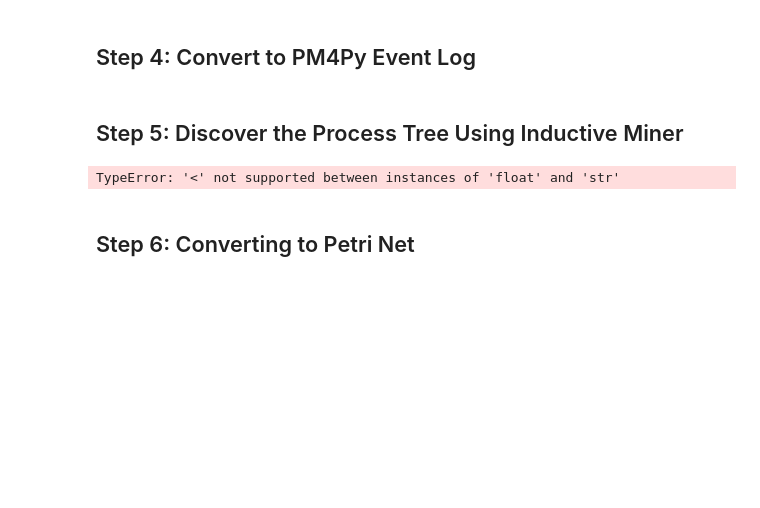
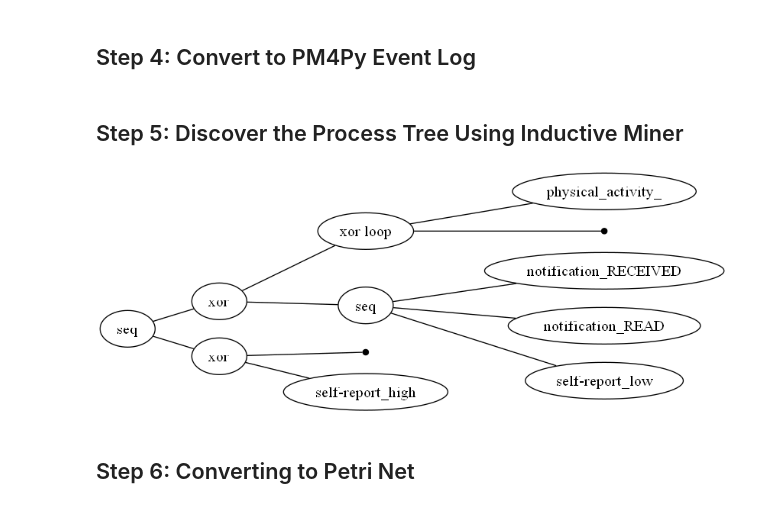
Before and after one commit to MariaInesRibeiro98/GameBus-HealthBehaviorMining, a Jupyter notebook: notebooks/10.4_LearningExample_All_WF.ipynb, the cells around one changed output. Cells and saved outputs as stored; diff of their text form; code cells hidden in the pictures; blank space fills up the shorter version.

```diff
--- a/notebooks/10.4_LearningExample_All_WF.ipynb
+++ b/notebooks/10.4_LearningExample_All_WF.ipynb
@@ -46,14 +80,22 @@ event_log = log_converter.apply(df, variant=log_converter.Variants.TO_EVENT_LOG)
 # %%
 ## Discover Process Model
 # First get the process tree
-process_tree = inductive_miner.apply(event_log)
+from pm4py.algo.discovery.inductive.variants import imf
+
+# Set parameters for the inductive miner
+parameters = {
+    "noise_threshold": 0.5  # This is the correct parameter name
+}
+
+# Apply the inductive miner with parameters
+process_tree = inductive_miner.apply(event_log, variant=inductive_miner.Variants.IMf, parameters=parameters)
 
 # Visualize Process Tree
 from pm4py.visualization.process_tree import visualizer as pt_visualizer
 gviz_pt = pt_visualizer.apply(process_tree)
 pt_visualizer.view(gviz_pt)
 # %% [output]
-TypeError: '<' not supported between instances of 'float' and 'str'
+[figure, added]
 # %% [markdown]
 ## Step 6: Converting to Petri Net
 # %%
```
Also changed, not shown: parts of 4 cells of this notebook, 21 other files.
